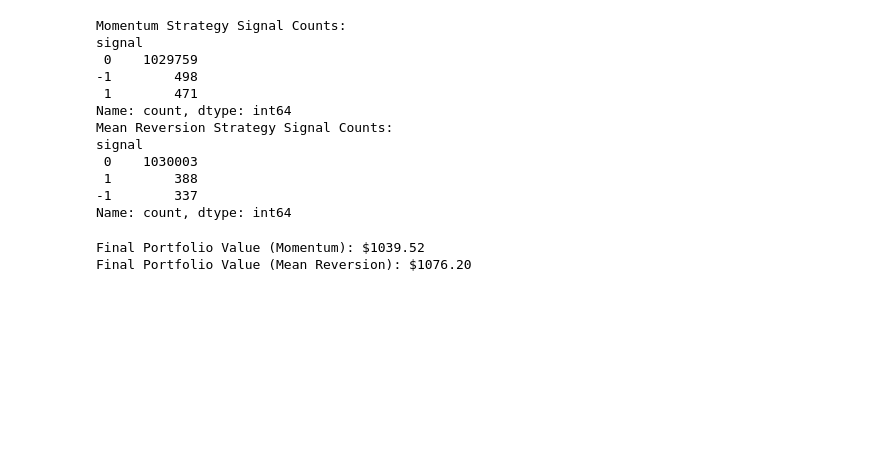
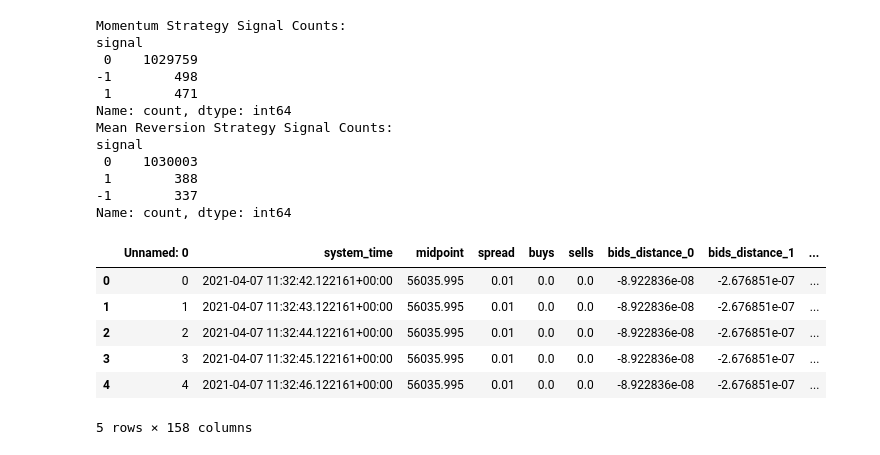
Before and after one commit to andreaonorato/Transaction-Cost-Analysis-in-High-Frequency-Trading, a Jupyter notebook: Data_Preprocessing.ipynb, the cells around one changed output. Saved outputs shown, nothing was run; the diff lists cells and outputs as text; code cells hidden in the pictures; blank space fills up the shorter version.

```diff
--- a/Data_Preprocessing.ipynb
+++ b/Data_Preprocessing.ipynb
@@ -481,40 +481,13 @@ signal
  1        388
 -1        337
 Name: count, dtype: int64
-# %%
-def backtest_normal_trading_strategy(df, initial_balance=1000):
-    """
-    Backtest a trading strategy with given signals and initial balance.
-    """
-    balance = initial_balance
-    position = 0  # Number of units held (BTC in this case)
-    last_price = None
-
-    for i, row in df.iterrows():
-        price = row["midpoint"]
-        signal = row["signal"]
-
-        if signal == 1 and balance > 0:  # Buy
-            position = balance / price  # Buy as many units as possible
-            balance = 0
-            last_price = price  # Record the last trade price
-
-        elif signal == -1 and position > 0:  # Sell
-            balance = position * price  # Sell all units
-            position = 0
-            last_price = price  # Record the last trade price
-
-    # Final portfolio value: cash balance + value of held position
-    final_value = balance + (position * last_price if position > 0 else 0)
-    return final_value, df
-
-
-# Backtest and check portfolio value
-final_value_momentum, _ = backtest_normal_trading_strategy(df_momentum)
-final_value_mean_reversion, _ = backtest_normal_trading_strategy(df_mean_reversion)
-
-print(f"Final Portfolio Value (Momentum): ${final_value_momentum:.2f}")
-print(f"Final Portfolio Value (Mean Reversion): ${final_value_mean_reversion:.2f}")
-# %% [output]
-Final Portfolio Value (Momentum): $1039.52
-Final Portfolio Value (Mean Reversion): $1076.20
+# %%
+df_momentum.head()
+# %% [output]
+|  | Unnamed: 0 | system_time | midpoint | spread | buys | sells | bids_distance_0 | bids_distance_1 | ... |
+| 0 | 0 | 2021-04-07 11:32:42.122161+00:00 | 56035.995 | 0.01 | 0.0 | 0.0 | -8.922836e-08 | -2.676851e-07 | ... |
+| 1 | 1 | 2021-04-07 11:32:43.122161+00:00 | 56035.995 | 0.01 | 0.0 | 0.0 | -8.922836e-08 | -2.676851e-07 | ... |
+| 2 | 2 | 2021-04-07 11:32:44.122161+00:00 | 56035.995 | 0.01 | 0.0 | 0.0 | -8.922836e-08 | -2.676851e-07 | ... |
+| 3 | 3 | 2021-04-07 11:32:45.122161+00:00 | 56035.995 | 0.01 | 0.0 | 0.0 | -8.922836e-08 | -2.676851e-07 | ... |
+| 4 | 4 | 2021-04-07 11:32:46.122161+00:00 | 56035.995 | 0.01 | 0.0 | 0.0 | -8.922836e-08 | -2.676851e-07 | ... |
+5 rows × 158 columns
```
Also changed, not shown: parts of 1 cell of this notebook, 2 other files.
